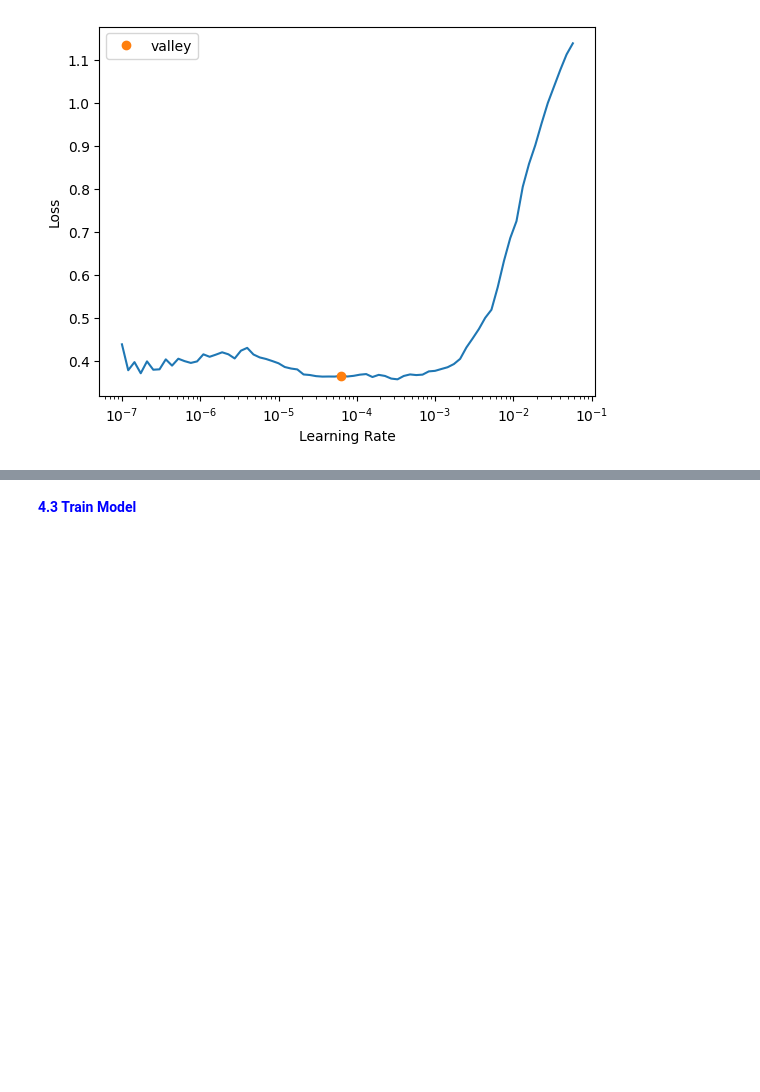
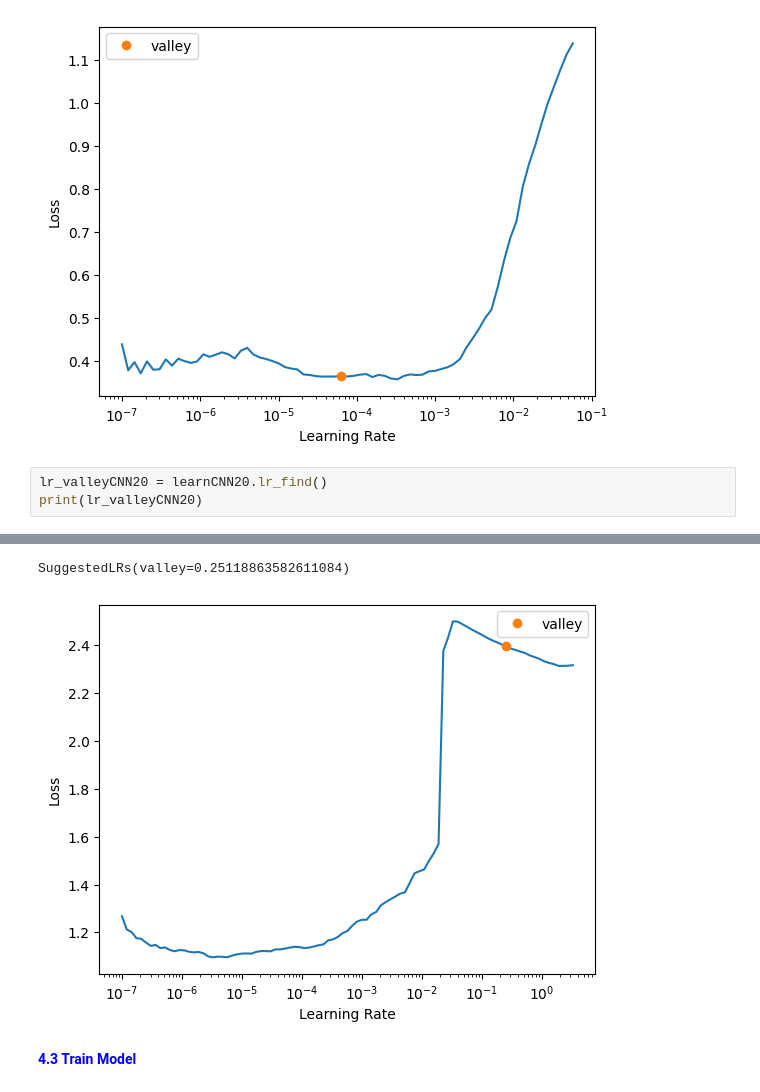
Before and after one commit to TommyGhost/waste-classification-cnn-fyp, a Jupyter notebook: waste-classification.ipynb, the cells around one changed output, grey strips where cells are left out. Saved outputs shown, nothing was run; the diff lists cells and outputs as text; blank space fills up the shorter version.

```diff
--- a/waste-classification.ipynb
+++ b/waste-classification.ipynb
@@ -350,3 +355,7 @@ print(lr_valley10)
 [interactive output not drawn]
 SuggestedLRs(valley=6.30957365501672e-05)
 [figure]
+# %%
+lr_valleyCNN20 = learnCNN20.lr_find()
+print(lr_valleyCNN20)
+# %% [output]
@@ -353,3 +363,5 @@ SuggestedLRs(valley=6.30957365501672e-05)
+SuggestedLRs(valley=0.25118863582611084)
+[figure, added]
 # %% [markdown]
 <a id="11"></a>
 <font color="blue" size=+2.5><b>4.3 Train Model</b></font>
```
Also changed, not shown: parts of 2 cells of this notebook.
